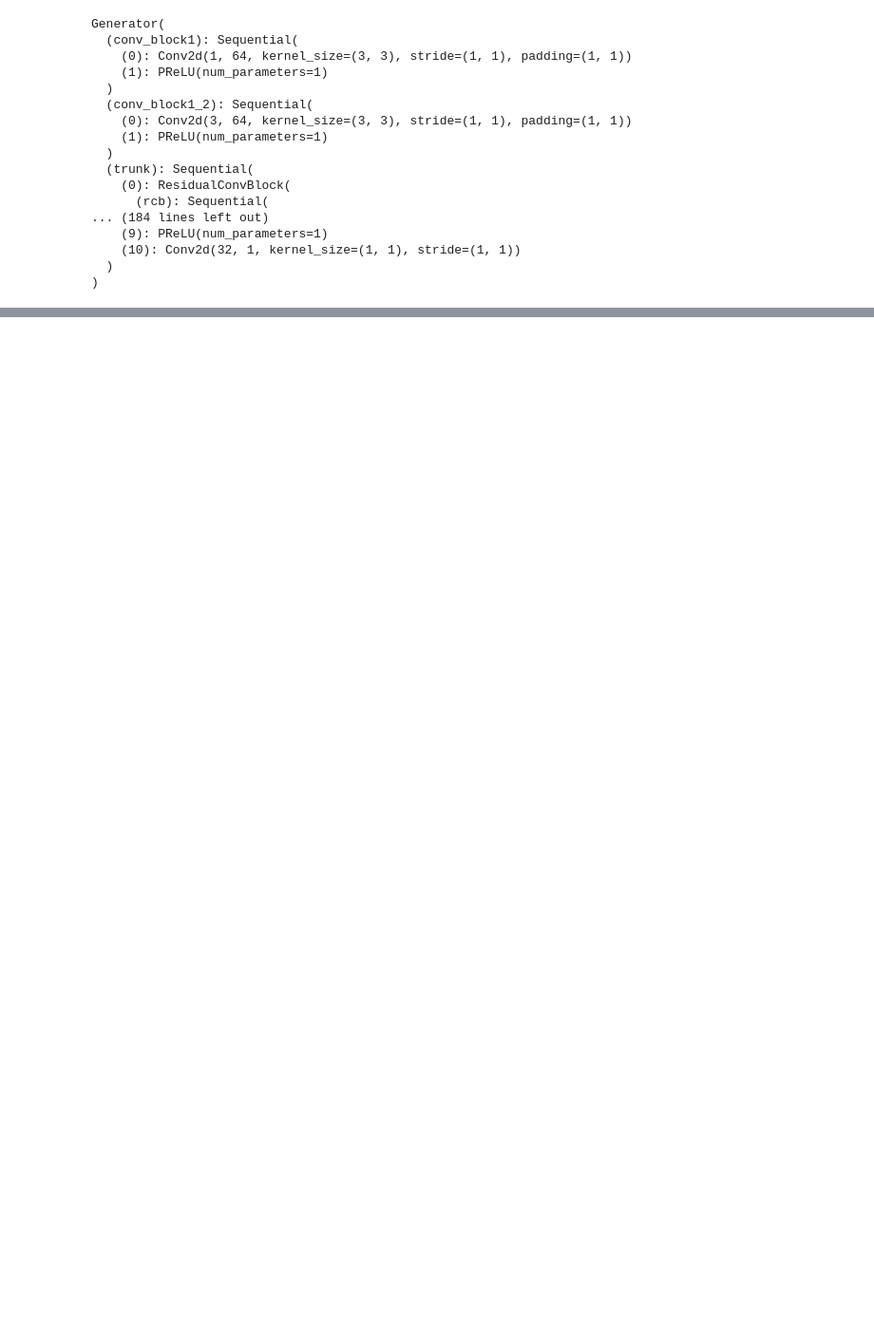
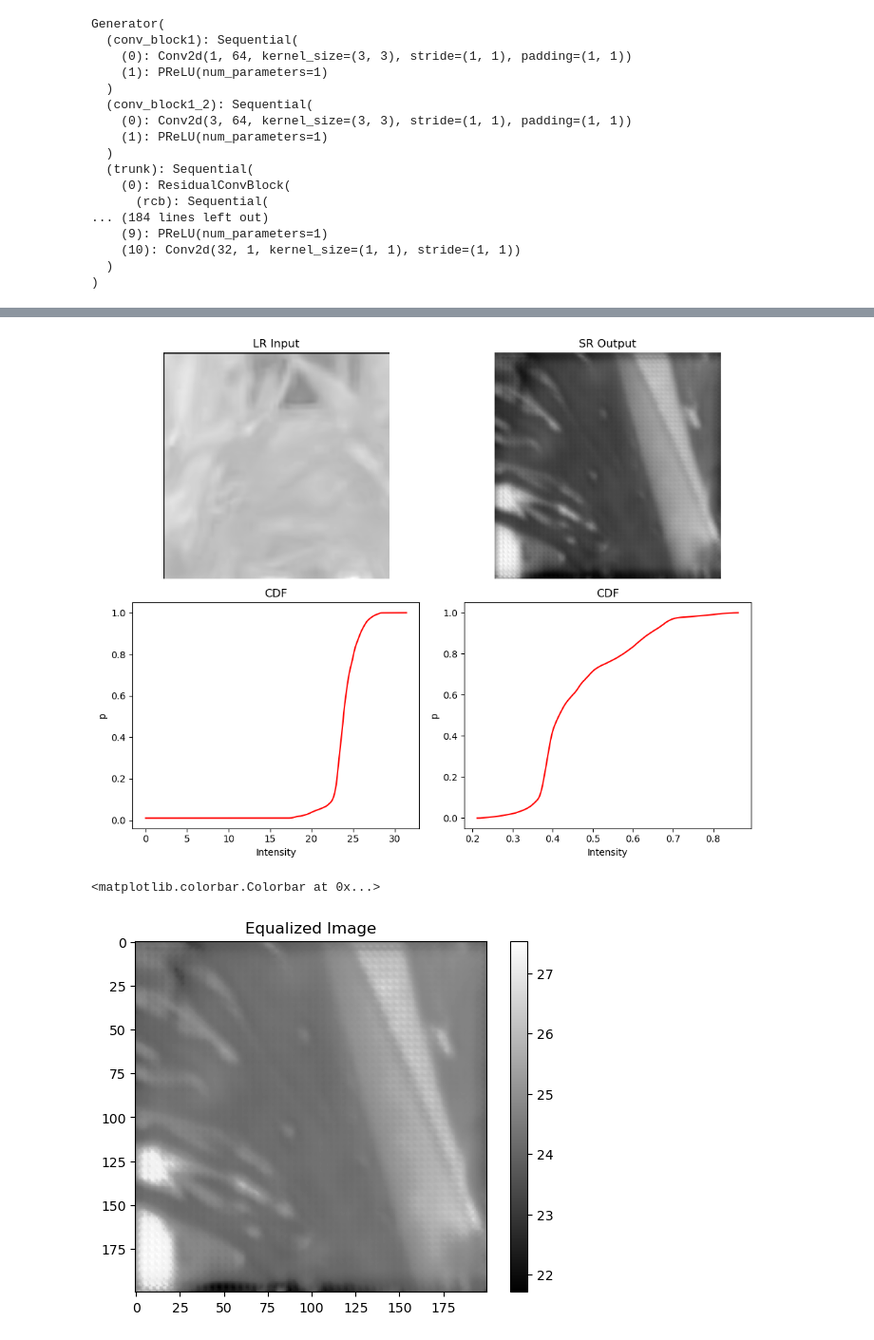
Before and after one commit to GEMINI-Breeding/SRGAN-PyTorch, a Jupyter notebook: test_themalRGB.ipynb, the cells around one changed output, grey strips where cells are left out. Shown at 95% size. Drawn from its saved outputs; the diff is of its cells as text; code cells hidden in the pictures; blank space fills up the shorter version.

```diff
--- a/test_themalRGB.ipynb
+++ b/test_themalRGB.ipynb
@@ -146,0 +191,78 @@ process_dataset(dataroot="/home/lion397/data/datasets/GEMINI/2022-04-05-Garbanzo
+# %%
+# Load the two input images
+image1 = sr_img  # Load as grayscale
+if 0:
+    image2 = lr_img  # Load as grayscale
+else:
+    image2 = imread("IMG_0339_IR.tiff") / 1000
+
+    # Specify the rotation angle
+    angle = 180  # Rotate by 45 degrees clockwise
+
+    # Calculate the image center
+    height, width = image2.shape[:2]
+    center = (width / 2, height / 2)
+
+    # Define the rotation matrix
+    rotation_matrix = cv2.getRotationMatrix2D(center, angle, 1.0)
+
+    # Apply the rotation to the image
+    rotated_image = cv2.warpAffine(image2, rotation_matrix, (width, height))
+
+    #image2 = cv2.resize(image2, dsize=(rgb_img.shape[1]//4,rgb_img.shape[0]//4))
+    crop_bbox = [0,0,200,200]
+    image2 = rotated_image[crop_bbox[0]:crop_bbox[2],crop_bbox[1]:crop_bbox[3]]
+    #image2 = rotated_image
+
+# Calculate the histogram of the first image
+n_bins = 1000
+#hist1, bins1 = np.histogram(image1.flatten(), n_bins,[0,1],density=True)
+hist1, bins1 = np.histogram(image1.flatten(), n_bins, density=True)
+
+# Calculate the cumulative distribution function (CDF) of the first image
+cdf1 = hist1.cumsum()
+cdf1_normalized = cdf1 / cdf1.max()
+
+# Calculate the histogram of the second image
+hist2, bins2 = np.histogram(image2.flatten(), n_bins,density=True)
+
+# Calculate the cumulative distribution function (CDF) of the second image
+cdf2 = hist2.cumsum()
+cdf2_normalized = cdf2  / cdf2.max()
+
+# Perform histogram equalization
+cdf_mapping = np.interp(cdf1_normalized, cdf2_normalized, bins2[:-1])
+#cdf_mapping = np.interp(cdf1, cdf2, bins2[:-1])
+image1_equalized = cdf_mapping[np.round(image1 * n_bins).astype('uint32')]
+
+# Display the original and equalized images
+fig, ax = plt.subplots(2, 2, figsize=(10, 8))
+ax[0, 0].imshow(image2, cmap='gray')
+ax[0, 0].set_title('LR Input')
+ax[0, 0].axis('off')
+ax[0, 1].imshow(image1, cmap='gray')
+ax[0, 1].set_title('SR Output')
+ax[0, 1].axis('off')
+#ax[1, 0].hist(image2.flatten(), 256, [0, 1], color='r')
+ax[1, 0].plot(bins2[:-1],cdf2_normalized,color='r')
+#ax[1, 0].set_title('LR Input')
+ax[1, 0].set_title('CDF')
+ax[1, 0].set_xlabel("Intensity")
+ax[1, 0].set_ylabel("p")
+#ax[1, 1].hist(image1.flatten(), 256, [0, 1], color='r')
+ax[1, 1].plot(bins1[:-1],cdf1_normalized,color='r')
+#ax[1, 1].set_title('SR Output')
+ax[1, 1].set_title('CDF')
+ax[1, 1].set_xlabel("Intensity")
+ax[1, 1].set_ylabel("p")
+plt.tight_layout()
+plt.show()
+
+# Display the equalized image
+plt.imshow(image1_equalized,cmap="gray")
+plt.title('Equalized Image')
+plt.colorbar()
+# %% [output]
+[figure, added]
+<matplotlib.colorbar.Colorbar at 0x...>
+[figure, added]
```
Also changed, not shown: parts of 7 cells of this notebook.
